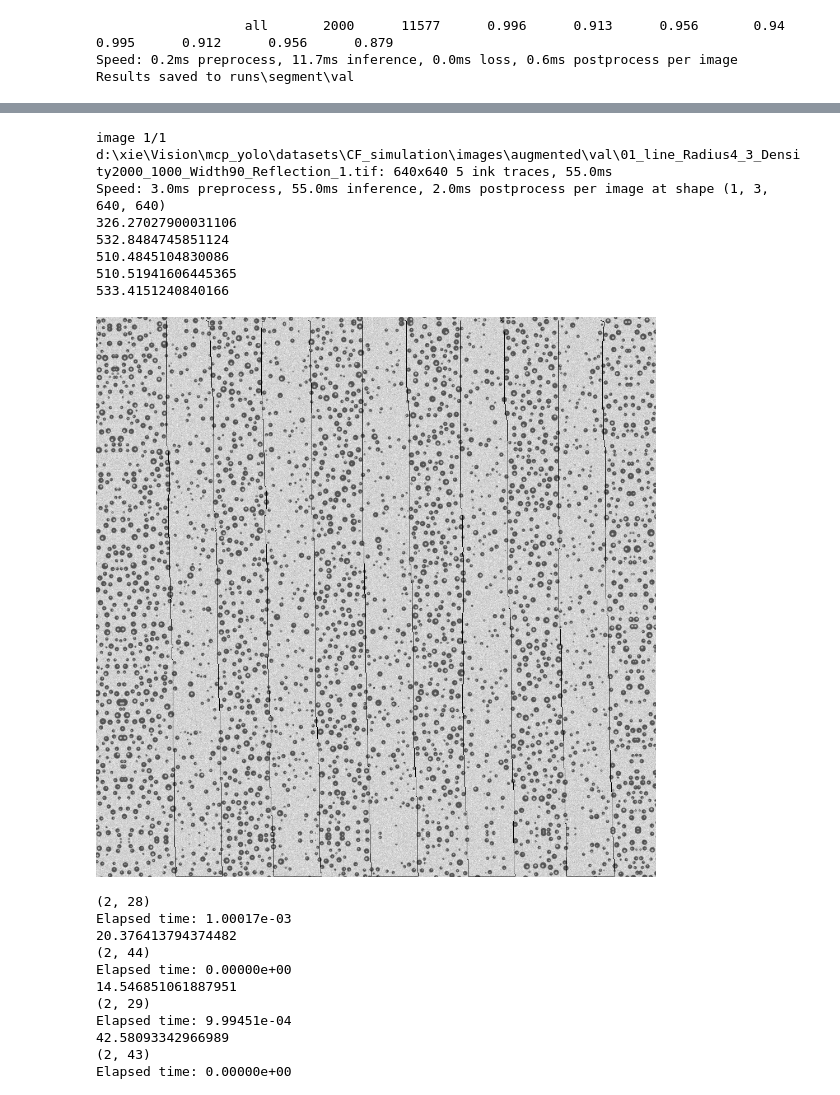
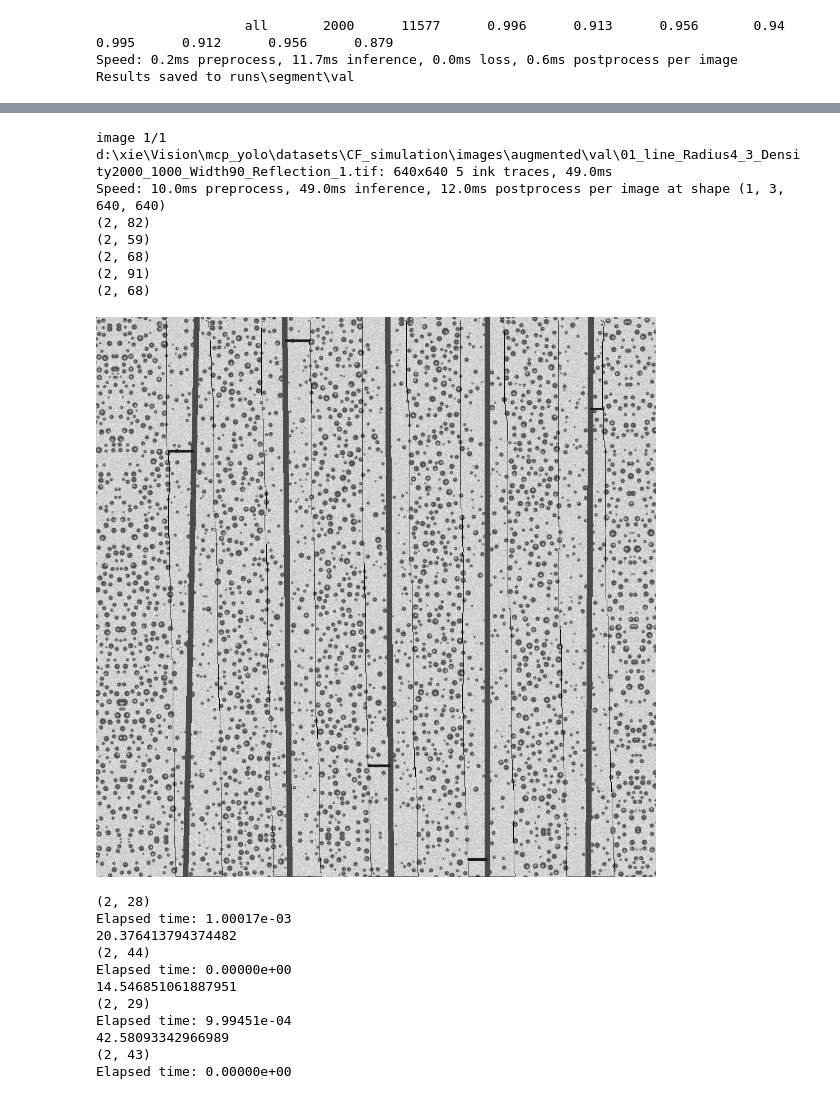
Before and after one commit to straybird16/MCP_YOLO, a Jupyter notebook: test.ipynb, the cells around one changed output, grey strips where cells are left out. Saved outputs shown, nothing was run; the diff lists cells and outputs as text; code cells hidden in the pictures.

```diff
--- a/test.ipynb
+++ b/test.ipynb
@@ -233,21 +299,22 @@ image 10/22 d:\xie\Vision\mcp_yolo\datasets\CF_simulation\real_image\test_gs\hdt
 # %%
-from utils.computation import draw_kernels
-model = YOLO('runs/segment/augmented_orig+supps_large_640_100epochs/weights/best.pt')
+from utils.computation import calculate_widths, get_image_widths_by_path_names, draw_kernels
+#model = YOLO('runs/segment/augmented_orig+supps_large_640_100epochs/weights/best.pt')
 img_path = 'datasets/CF_simulation/images/augmented/val/01_line_Radius4_3_Density2000_1000_Width90_Reflection_1.tif'
 #img_path = 'datasets/CF_simulation/images/augmented/val/01_line_Radius4_2_Density1500_1000_Width50_Reflection_1.tif'
 
 #inference_results = model(source='datasets/CF_simulation/images/val2/', save=True, project='validation_test', conf=0.70)
 inference_results = model(source=img_path, save=False, project='validation_test', conf=0.70)
+calculate_widths(inference_results)
 draw_kernels(inference_results, img_path)
 # %% [output]
-image 1/1 d:\xie\Vision\mcp_yolo\datasets\CF_simulation\images\augmented\val\01_line_Radius4_3_Density2000_1000_Width90_Reflection_1.tif: 640x640 5 ink traces, 55.0ms
-Speed: 3.0ms preprocess, 55.0ms inference, 2.0ms postprocess per image at shape (1, 3, 640, 640)
-326.27027900031106
-532.8484745851124
-510.4845104830086
-510.51941606445365
-533.4151240840166
+image 1/1 d:\xie\Vision\mcp_yolo\datasets\CF_simulation\images\augmented\val\01_line_Radius4_3_Density2000_1000_Width90_Reflection_1.tif: 640x640 5 ink traces, 49.0ms
+Speed: 10.0ms preprocess, 49.0ms inference, 12.0ms postprocess per image at shape (1, 3, 640, 640)
+(2, 82)
+(2, 59)
+(2, 68)
+(2, 91)
+(2, 68)
-[figure, old version]
+[figure, new version]
 # %%
 Image.open(inference_results[0].path).size
 filename =os.path.splitext(os.path.split(inference_results[1].path)[-1])[0]
```
Also changed, not shown: parts of 18 cells of this notebook, 13 other files.
